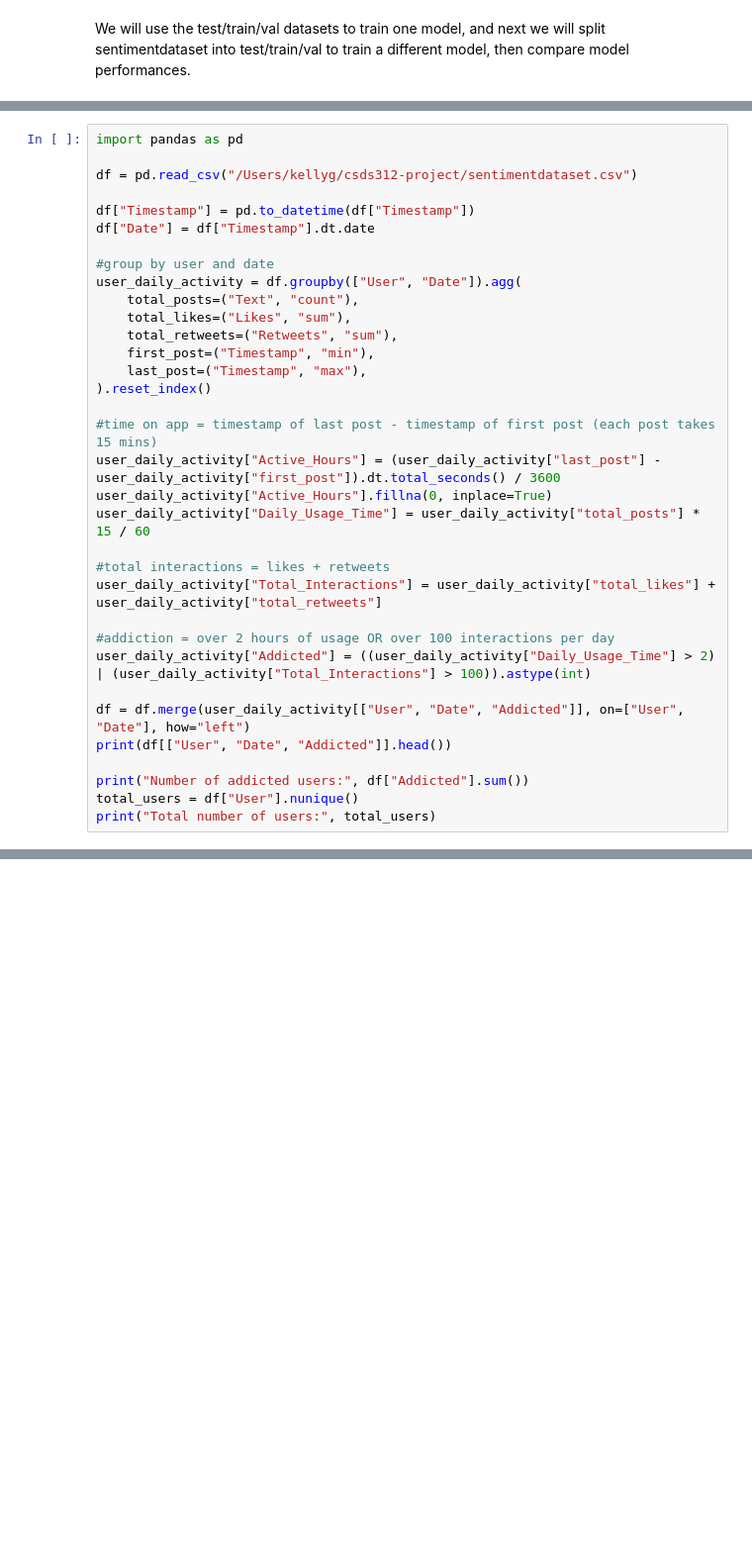
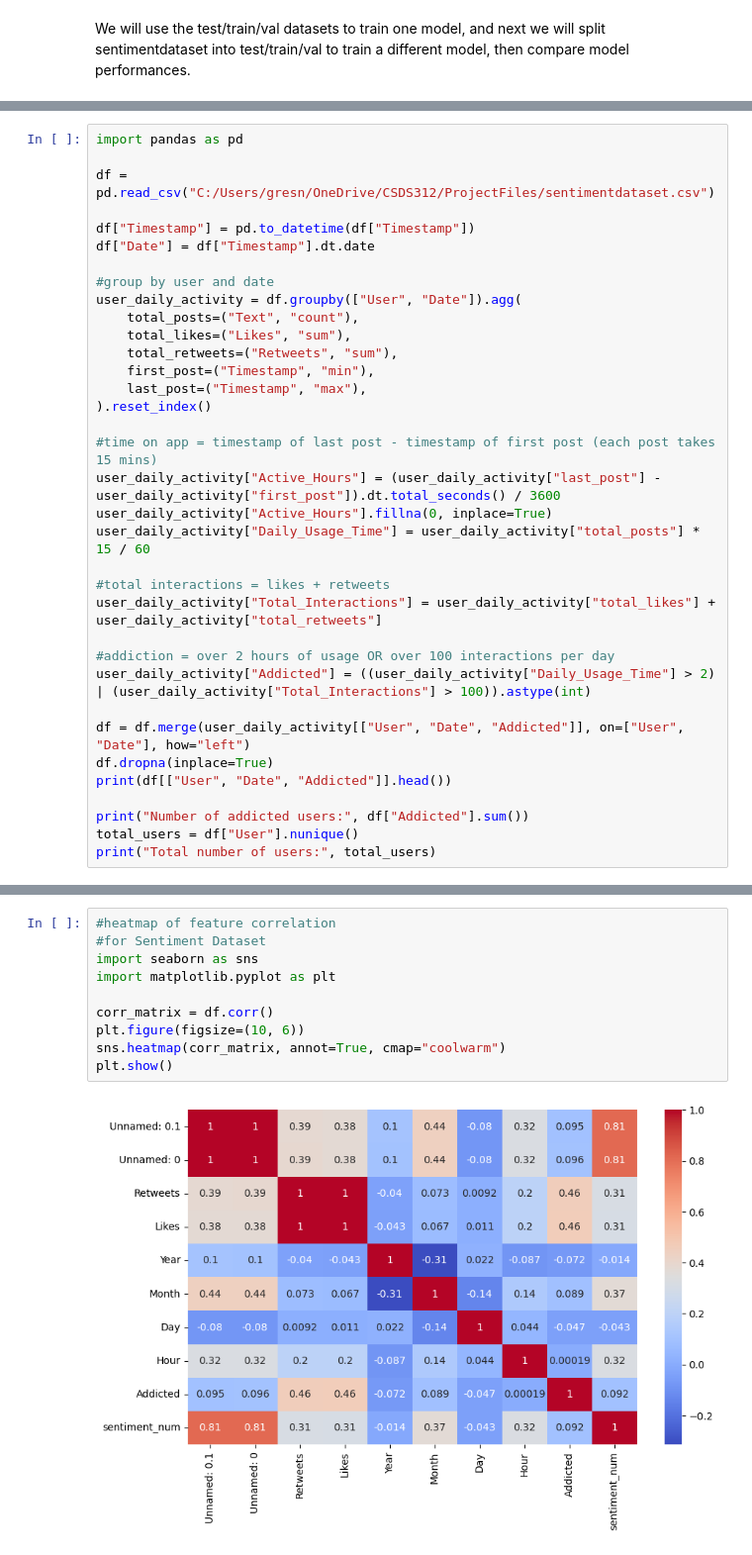
Before and after one commit to kellyegorman/csds312-project, a Jupyter notebook: eda.ipynb, the cells around one changed output, grey strips where cells are left out. Shown at 99% size. Cells and saved outputs as stored; diff of their text form; blank space fills up the shorter version.

```diff
--- a/eda.ipynb
+++ b/eda.ipynb
@@ -26,7 +95,7 @@ Number of people with Daily Usage Time less than or equal to 120 minutes: 781
 # %%
 import pandas as pd
 
-df = pd.read_csv("/Users/kellyg/csds312-project/sentimentdataset.csv")
+df = pd.read_csv("C:/Users/gresn/OneDrive/CSDS312/ProjectFiles/sentimentdataset.csv")
 
 df["Timestamp"] = pd.to_datetime(df["Timestamp"])
 df["Date"] = df["Timestamp"].dt.date
@@ -52,6 +121,7 @@ user_daily_activity["Total_Interactions"] = user_daily_activity["total_likes"] +
 user_daily_activity["Addicted"] = ((user_daily_activity["Daily_Usage_Time"] > 2) | (user_daily_activity["Total_Interactions"] > 100)).astype(int)
 
 df = df.merge(user_daily_activity[["User", "Date", "Addicted"]], on=["User", "Date"], how="left")
+df.dropna(inplace=True)
 print(df[["User", "Date", "Addicted"]].head())
 
 print("Number of addicted users:", df["Addicted"].sum())
@@ -74,0 +149,12 @@ For example, when doing 'df[col].method(value, inplace=True)', try using 'df.met
+# %%
+#heatmap of feature correlation
+#for Sentiment Dataset
+import seaborn as sns
+import matplotlib.pyplot as plt
+
+corr_matrix = df.corr()
+plt.figure(figsize=(10, 6))
+sns.heatmap(corr_matrix, annot=True, cmap="coolwarm")
+plt.show()
+# %% [output]
+[figure, added]
```
Also changed, not shown: parts of 6 cells of this notebook.
